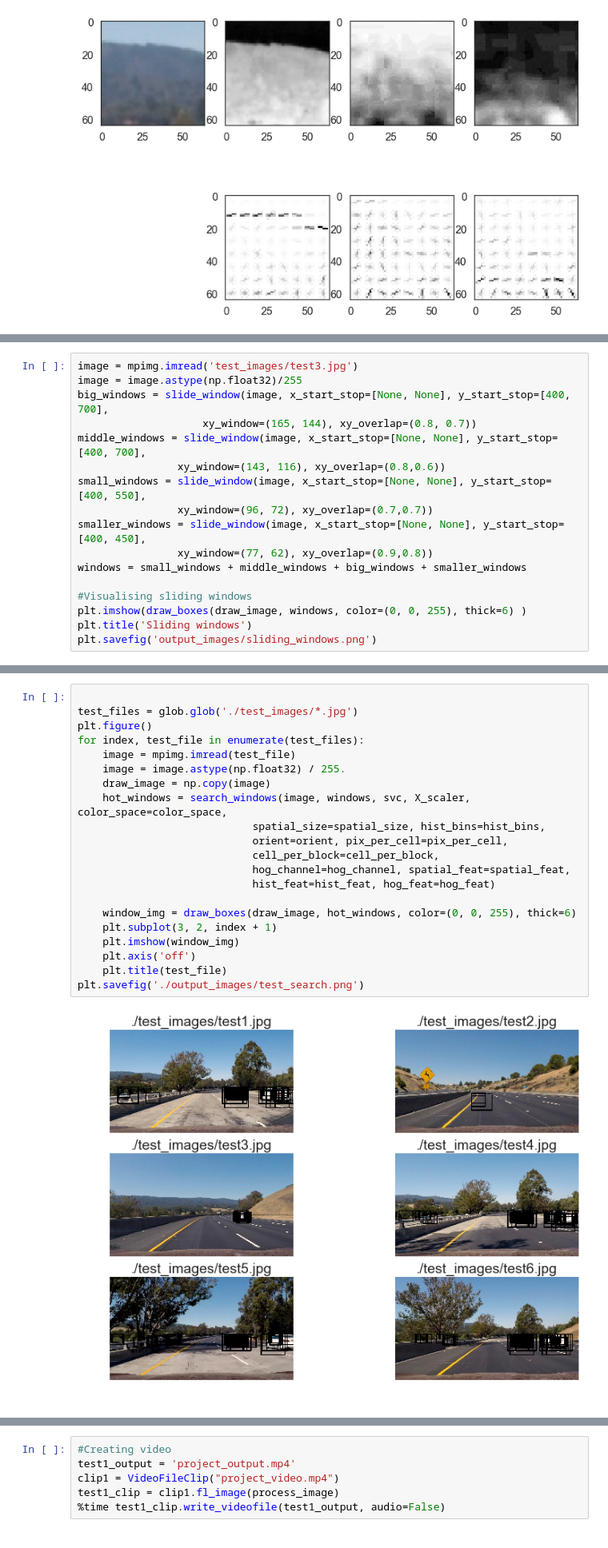
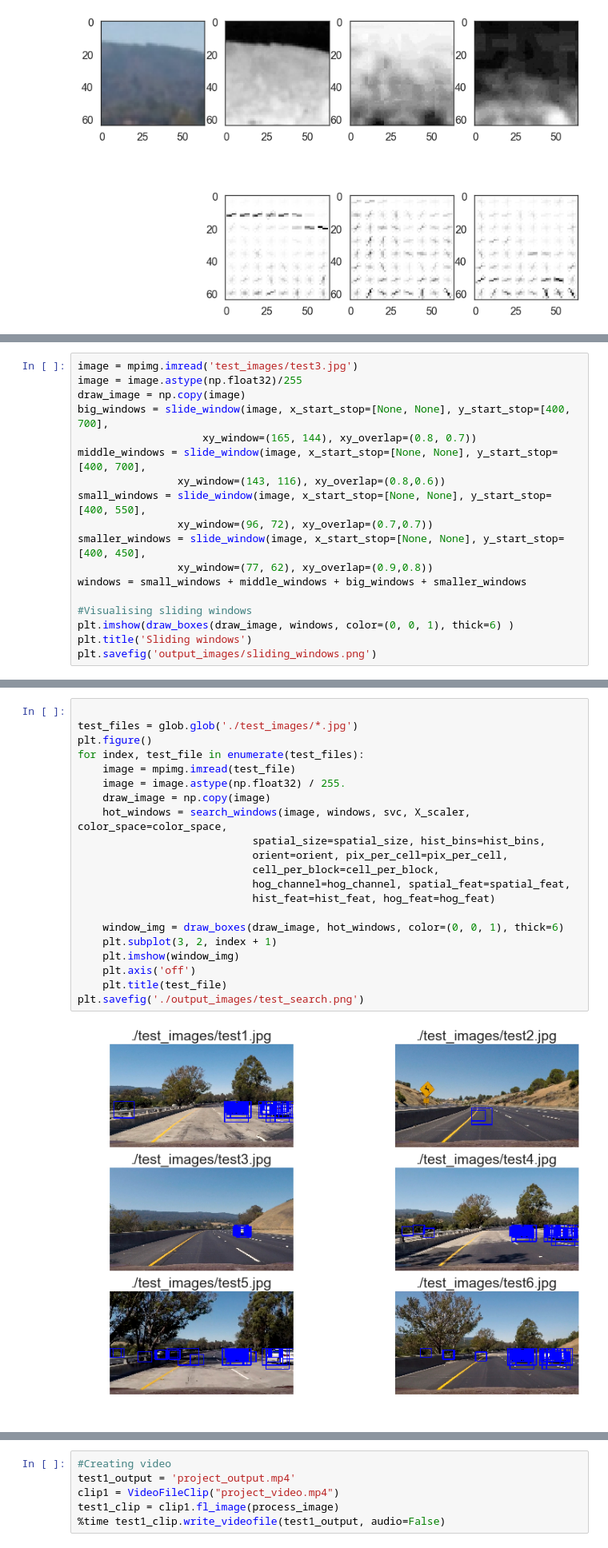
Before and after one commit to shiba24/udacity-sdnd, a Jupyter notebook: CarND-Vehicle-Detection-master/script.ipynb, the cells around one changed output, grey strips where cells are left out. Shown at 80% size. Saved outputs shown, nothing was run; the diff lists cells and outputs as text.

```diff
--- a/CarND-Vehicle-Detection-master/script.ipynb
+++ b/CarND-Vehicle-Detection-master/script.ipynb
@@ -381,6 +385,7 @@ print('Test Accuracy of SVC = ', round(svc.score(X_test, y_test), 4))
 # %%
 image = mpimg.imread('test_images/test3.jpg')
 image = image.astype(np.float32)/255
+draw_image = np.copy(image)
 big_windows = slide_window(image, x_start_stop=[None, None], y_start_stop=[400, 700],
                     xy_window=(165, 144), xy_overlap=(0.8, 0.7))
 middle_windows = slide_window(image, x_start_stop=[None, None], y_start_stop=[400, 700],
@@ -392,7 +397,7 @@ smaller_windows = slide_window(image, x_start_stop=[None, None], y_start_stop=[4
 windows = small_windows + middle_windows + big_windows + smaller_windows
 
 #Visualising sliding windows
-plt.imshow(draw_boxes(draw_image, windows, color=(0, 0, 255), thick=6) )
+plt.imshow(draw_boxes(draw_image, windows, color=(0, 0, 1), thick=6) )
 plt.title('Sliding windows')
 plt.savefig('output_images/sliding_windows.png')
 # %% [output]
@@ -400,26 +405,26 @@ plt.savefig('output_images/sliding_windows.png')
 # %%
 
 test_files = glob.glob('./test_images/*.jpg')
 plt.figure()
 for index, test_file in enumerate(test_files):
     image = mpimg.imread(test_file)
     image = image.astype(np.float32) / 255.
     draw_image = np.copy(image)
     hot_windows = search_windows(image, windows, svc, X_scaler, color_space=color_space,
                             spatial_size=spatial_size, hist_bins=hist_bins,
                             orient=orient, pix_per_cell=pix_per_cell,
                             cell_per_block=cell_per_block,
                             hog_channel=hog_channel, spatial_feat=spatial_feat,
                             hist_feat=hist_feat, hog_feat=hog_feat)
 
-    window_img = draw_boxes(draw_image, hot_windows, color=(0, 0, 255), thick=6)
+    window_img = draw_boxes(draw_image, hot_windows, color=(0, 0, 1), thick=6)
     plt.subplot(3, 2, index + 1)
     plt.imshow(window_img)
     plt.axis('off')
     plt.title(test_file)
 plt.savefig('./output_images/test_search.png')
 # %% [output]
-[figure, old version]
+[figure, new version]
 # %%
 #Visualising how bounding boxes are made with heat map
 t=time.time()
```
Also changed, not shown: parts of 3 cells of this notebook, 4 other files.
